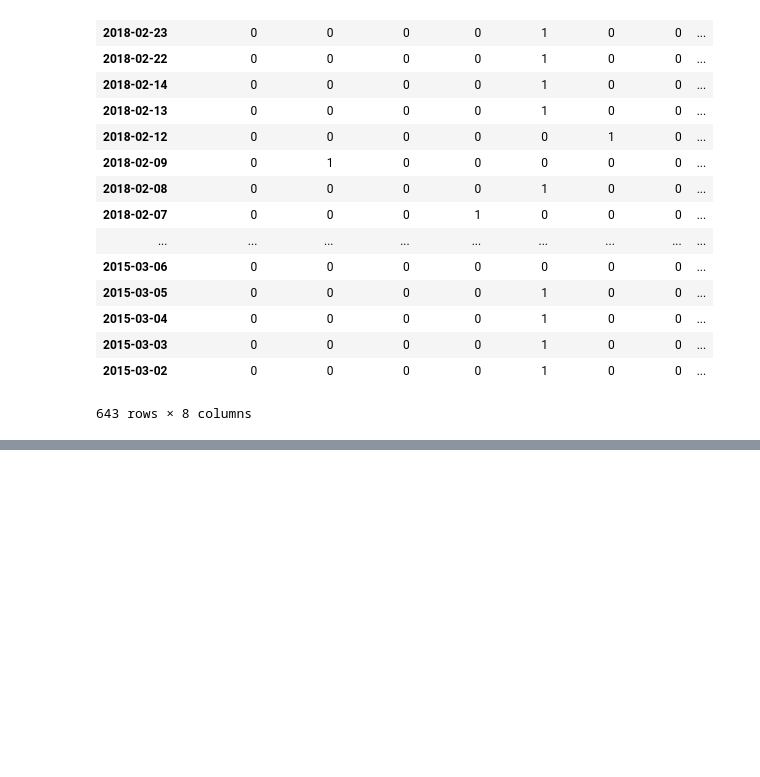
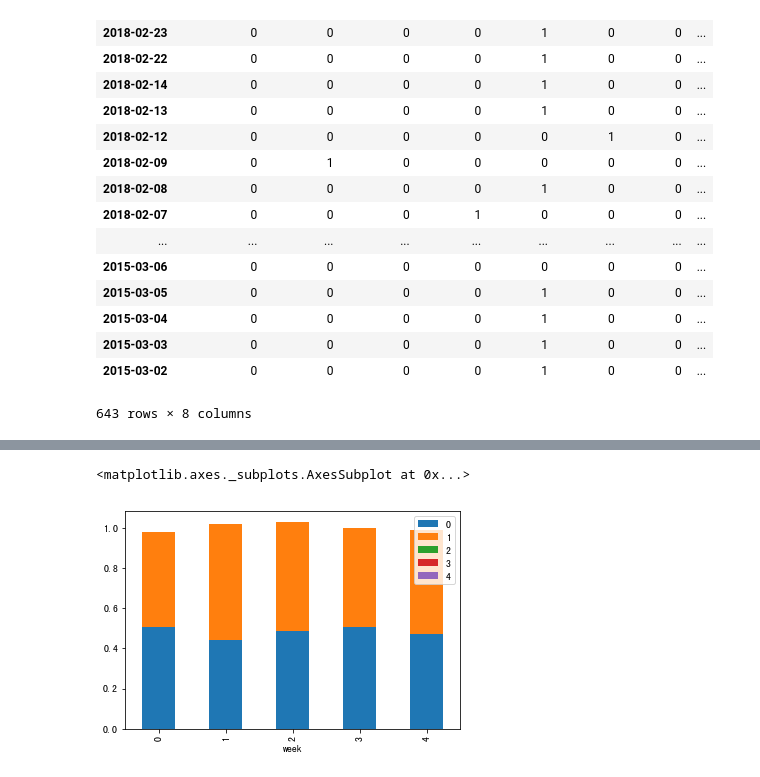
Before and after one commit to SmaugADG/machine-learning, a Jupyter notebook: data-mining/Pandas进阶/Pandas进阶.ipynb, the cells around one changed output, grey strips where cells are left out. Saved outputs shown, nothing was run; the diff lists cells and outputs as text; code cells hidden in the pictures; blank space fills up the shorter version.

```diff
--- a/data-mining/Pandas进阶/Pandas进阶.ipynb
+++ b/data-mining/Pandas进阶/Pandas进阶.ipynb
@@ -272,0 +356,3 @@ stock_change
+# %%
+# 日期类型
+date=pd.to_datetime(stock.index)
@@ -272,0 +366,2 @@ stock_change
+# %%
+stock["week"]=date.weekday
@@ -272,0 +377,3 @@ stock_change
+# %%
+# 准备涨跌幅数据列
+stock["pona"]=np.where(stock["p_change"]>0,1,0)
@@ -272,0 +389,8 @@ stock_change
+# %%
+# 交叉表
+data2=pd.crosstab(stock["week"],stock["pona"])
+# %%
+data2.div(data2.sum(axis=1)).plot(kind="bar",stacked=True)
+# %% [output]
+<matplotlib.axes._subplots.AxesSubplot at 0x...>
+[figure, added]
```
Also changed, not shown: parts of 38 cells of this notebook.
